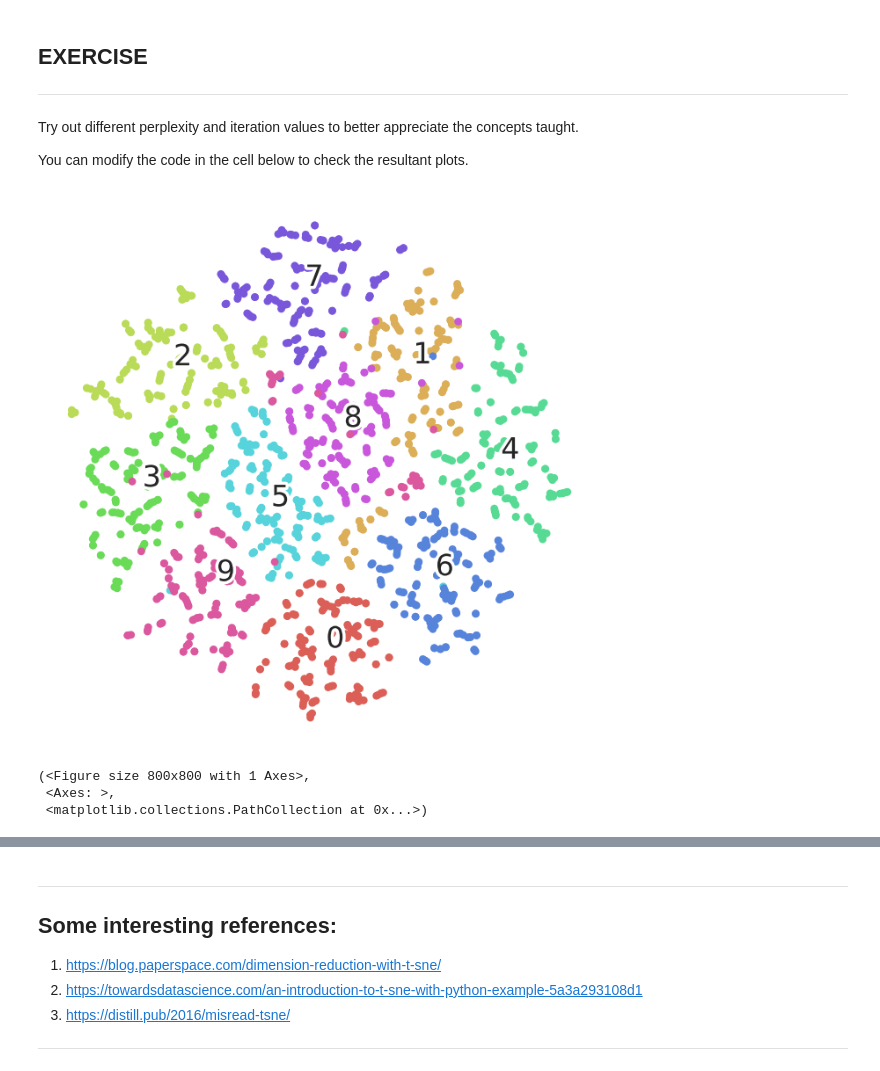
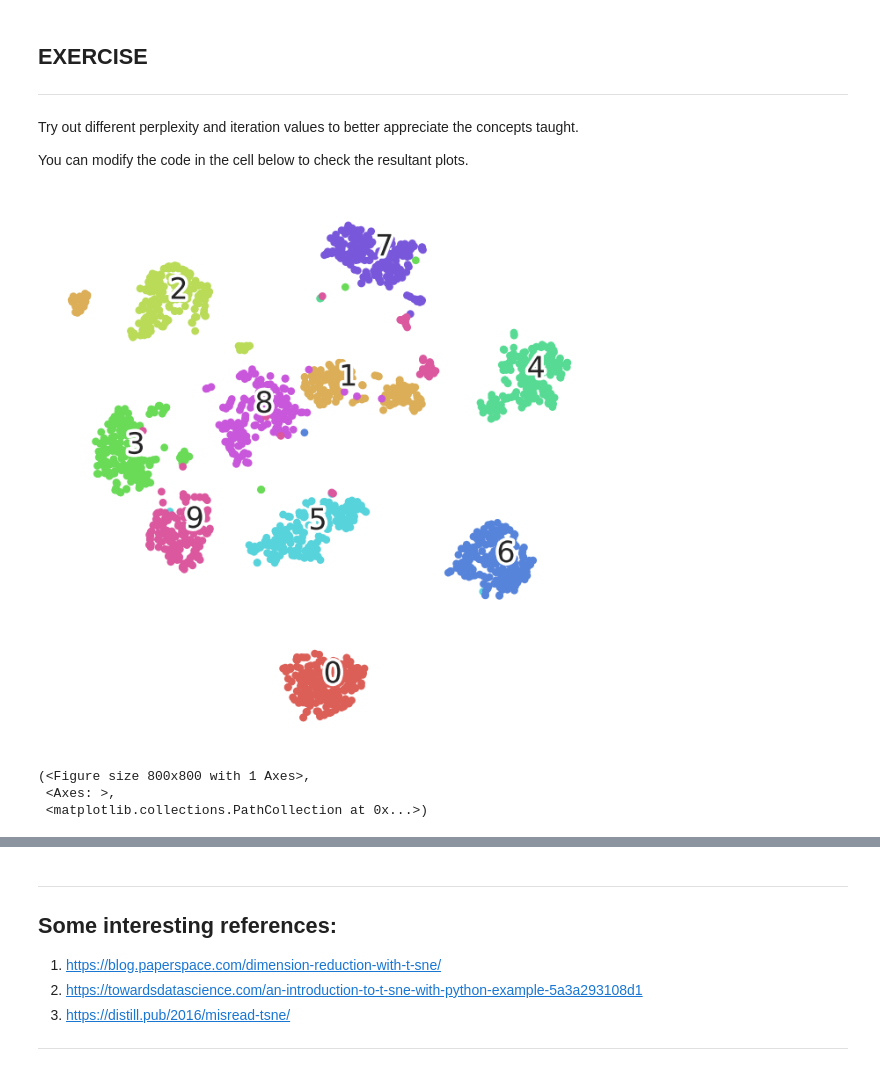
Before and after one commit to lonelytech09/AI-ML_lab_and_projects, a Jupyter notebook: AIML_Module_2_Lab_4_t_SNE.ipynb, the cells around one changed output, grey strips where cells are left out. Drawn from its saved outputs; the diff is of its cells as text; code cells hidden in the pictures.

```diff
--- a/AIML_Module_2_Lab_4_t_SNE.ipynb
+++ b/AIML_Module_2_Lab_4_t_SNE.ipynb
@@ -300,17 +301,17 @@ You can modify the code in the cell below to check the resultant plots.
 # %%
 ###############################################################
 ###### MODIFY THE VALUES FOR THE HYPERPARAMETERS BELOW ########
 
-perplexity_value = 2
-number_iterations = 1000
-method = "barnes_hut"
+perplexity_value = 32
+number_iterations = 1200
+method = "exact"
 
 ###############################################################
 
 digits_proj = TSNE(init="pca", random_state=RS, n_iter=number_iterations, perplexity=perplexity_value, method=method).fit_transform(X)
 scatter(digits_proj, y)
 # %% [output]
-[figure, old version]
+[figure, new version]
 (<Figure size 800x800 with 1 Axes>,
  <Axes: >,
  <matplotlib.collections.PathCollection at 0x...>)
```
Also changed, not shown: parts of 6 cells of this notebook.
